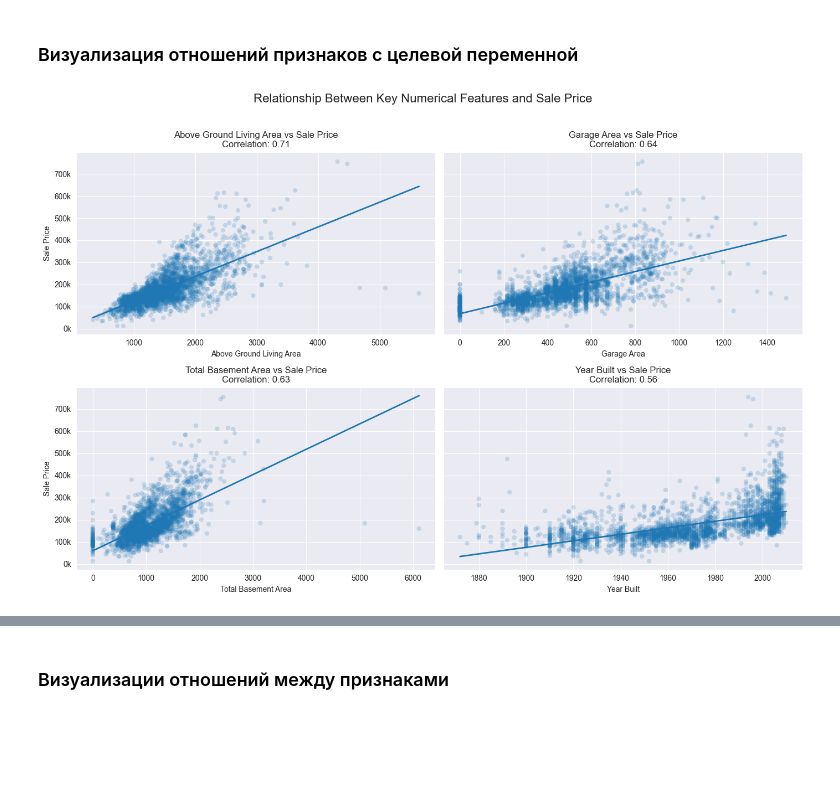
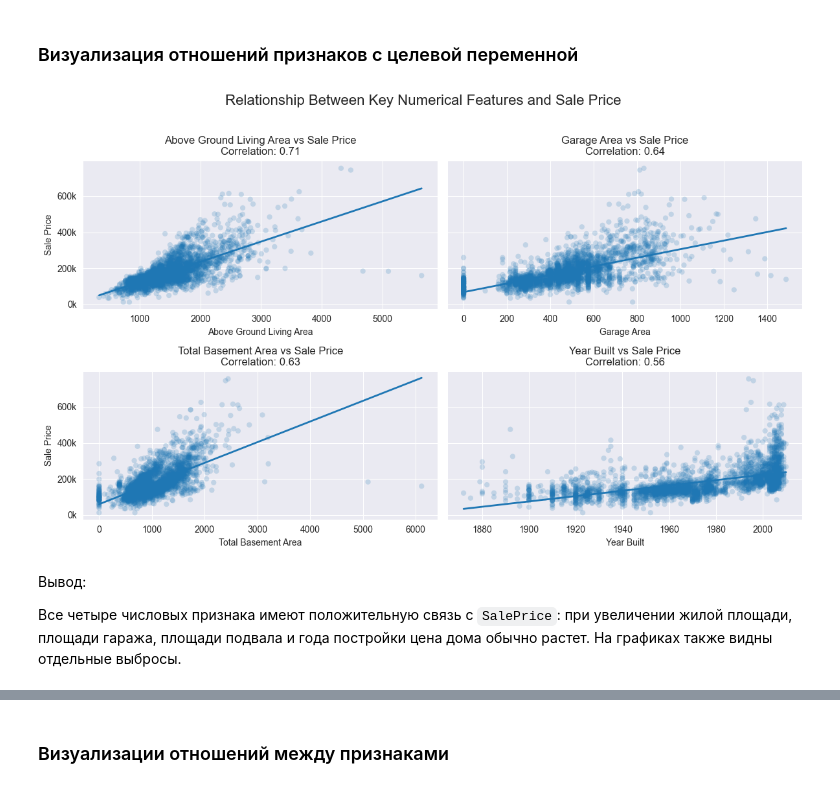
Before and after one commit to sonyakkmas/internship, a Jupyter notebook: week-2/project.ipynb, the cells around one changed output, grey strips where cells are left out. Drawn from its saved outputs; the diff is of its cells as text; code cells hidden in the pictures; blank space fills up the shorter version.

```diff
--- a/week-2/project.ipynb
+++ b/week-2/project.ipynb
@@ -626,17 +129,6 @@ def check_multiple_structured_missingness(
 # %% [markdown]
 ### Распределение целевой переменной
 # %%
-sns.set_style('darkgrid')
-
-plt.figure(figsize=(16, 9))
-ax = sns.histplot(housing_df['SalePrice'], kde=True)
-apply_k_formatter(ax, axis="x")
-
-
-plt.title("Distribution of Sale Price")
-plt.xlabel("Sale Price")
-plt.ylabel("Number of Houses")
-
-plt.show()
+plot_target_distribution(housing_df) # TODO: add dollar signs to label
 # %% [output]
 [figure]
@@ -896,70 +321,25 @@ plt.show()
 # %% [markdown]
 ### Визуализация отношений признаков с целевой переменной
 # %%
-target = "SalePrice"
-
 continuous_features = [
     "Gr Liv Area",
     "Garage Area",
     "Total Bsmt SF",
-    "Year Built",
+    "Year Built"
 ]
 
-pretty_names = {
-    "Gr Liv Area": "Above Ground Living Area",
-    "Garage Area": "Garage Area",
-    "Total Bsmt SF": "Total Basement Area",
-    "Year Built": "Year Built",
-    "SalePrice": "Sale Price"
-}
-
-fig, axes = plt.subplots(
-    2, 2,
-    figsize=(14, 9),
-    sharey=True
+plot_numeric_vs_target(
+    df=housing_df,
+    features=continuous_features,
+    n_cols=2,
+    figsize=(12, 7)
 )
-
-axes = axes.flatten()
-
-for ax, col in zip(axes, continuous_features):
-    corr = housing_df[[col, target]].corr().iloc[0, 1]
-
-    sns.regplot(
-        data=housing_df,
-        x=col,
-        y=target,
-        ax=ax,
-        scatter_kws={
-            "alpha": 0.2,
-            "s": 35,
-            "edgecolor": "none"
-        },
-        line_kws={
-            "linewidth": 2
-        },
-        ci=None
-    )
-
-    ax.set_title(
-        f"{pretty_names[col]} vs Sale Price\nCorrelation: {corr:.2f}",
-        fontsize=12
-    )
-
-    ax.set_xlabel(pretty_names[col], fontsize=10)
-    ax.set_ylabel("Sale Price" if ax in [axes[0], axes[2]] else "")
-
-    apply_k_formatter(ax=ax, axis="y")
-
-fig.suptitle(
-    "Relationship Between Key Numerical Features and Sale Price",
-    fontsize=16,
-    y=1.02
-)
-
-plt.tight_layout()
-plt.show()
 # %% [output]
-[figure, old version]
+[figure, new version]
+# %% [markdown]
+Вывод:
+
+Все четыре числовых признака имеют положительную связь с `SalePrice`: при увеличении жилой площади, площади гаража, площади подвала и года постройки цена дома обычно растет. На графиках также видны отдельные выбросы.
 # %%
 discrete_features = [
     "Overall Qual",
```
Also changed, not shown: parts of 82 cells of this notebook, 1 other file.
